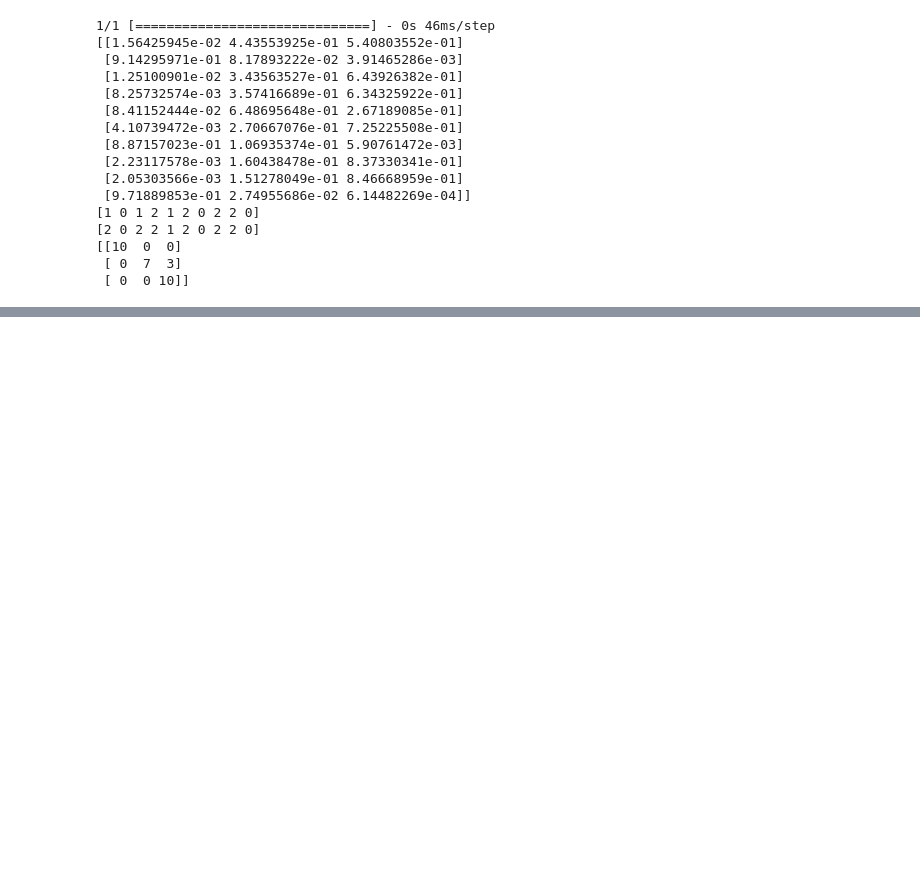
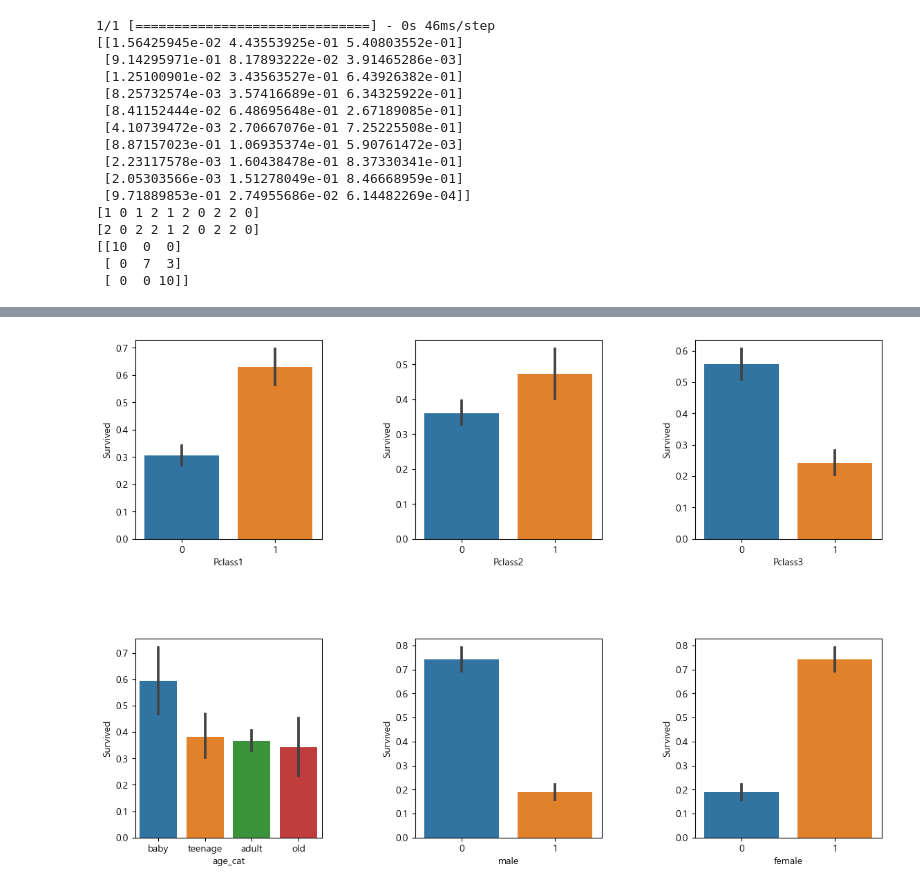
Before and after one commit to manki8908/Class_TJ_c22, a Jupyter notebook: python-인공신경망-tensorflow.ipynb, the cells around one changed output, grey strips where cells are left out. Drawn from its saved outputs; the diff is of its cells as text; code cells hidden in the pictures; blank space fills up the shorter version.

```diff
--- a/python-인공신경망-tensorflow.ipynb
+++ b/python-인공신경망-tensorflow.ipynb
@@ -863,0 +1037,42 @@ model.save('./MODL/iris.h5')
+# %%
+#연령대를 나눠서 분석
+
+df['age_cat'] = pd.cut(df['Age'], bins=[0, 10, 20, 50, 100], include_lowest=True, labels=['baby', 'teenage', 'adult', 'old'])
+
+plt.figure(figsize=[12,8])
+
+plt.subplot(231)
+
+#막대 위의 세로선은 오차범위를 의미함(기본값은 ci=95)
+
+sns.barplot(x='Pclass1', y='Survived', data=df)
+
+plt.subplot(232)
+
+sns.barplot(x='Pclass2', y='Survived', data=df)
+
+plt.subplot(233)
+
+sns.barplot(x='Pclass3', y='Survived', data=df)
+
+plt.subplot(234)
+
+sns.barplot(x='age_cat', y='Survived', data=df)
+
+plt.subplot(235)
+
+sns.barplot(x='male',y='Survived',data=df)
+
+plt.subplot(236)
+
+sns.barplot(x='female',y='Survived',data=df)
+
+plt.subplots_adjust(top=1, bottom=0.1, left=0.10, right=1, hspace=0.5, wspace=0.5)
+
+plt.show()
+
+#1등석,2등석인 경우 생존률이 높음, 3등석은 생존률이 낮음
+
+#baby와 female의 생존률이 높음
+# %% [output]
+[figure, added]
```
Also changed, not shown: parts of 32 cells of this notebook, 1 other file.
